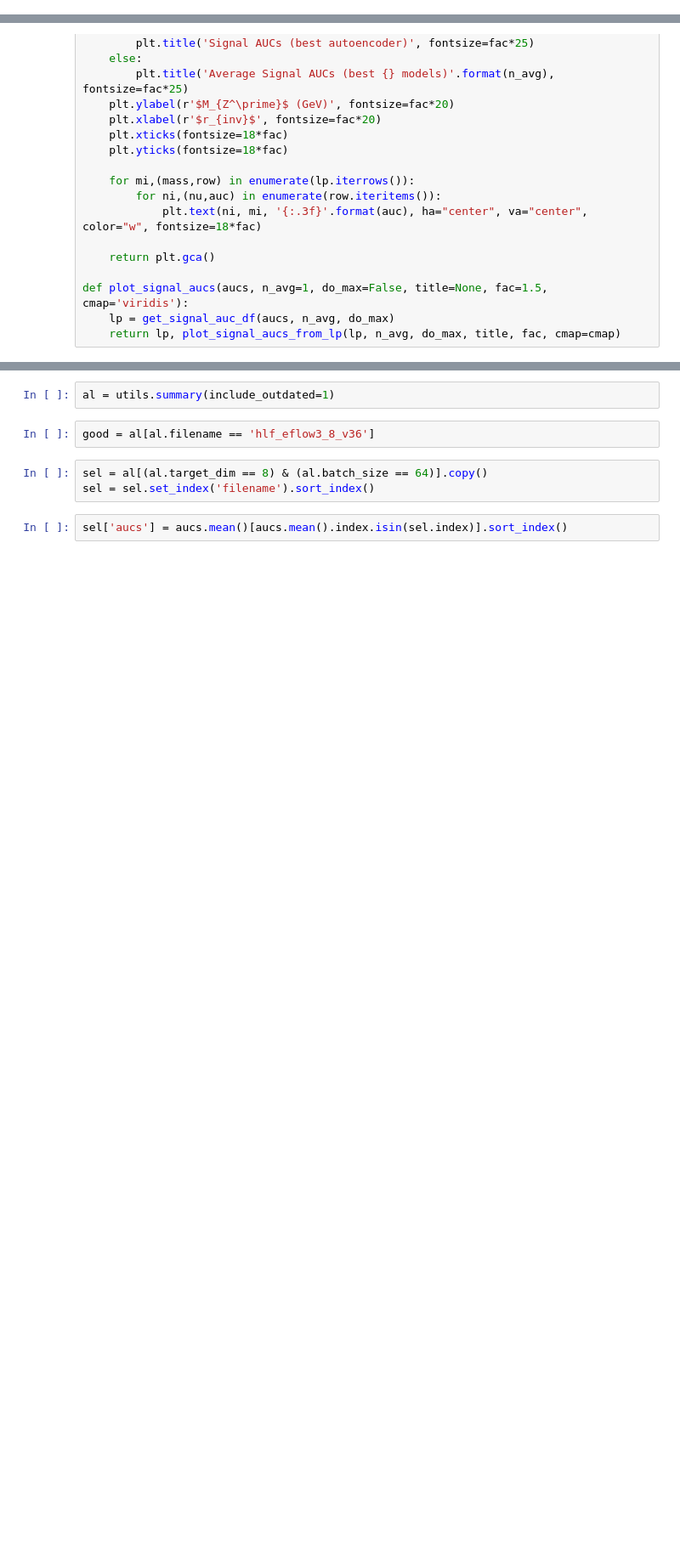
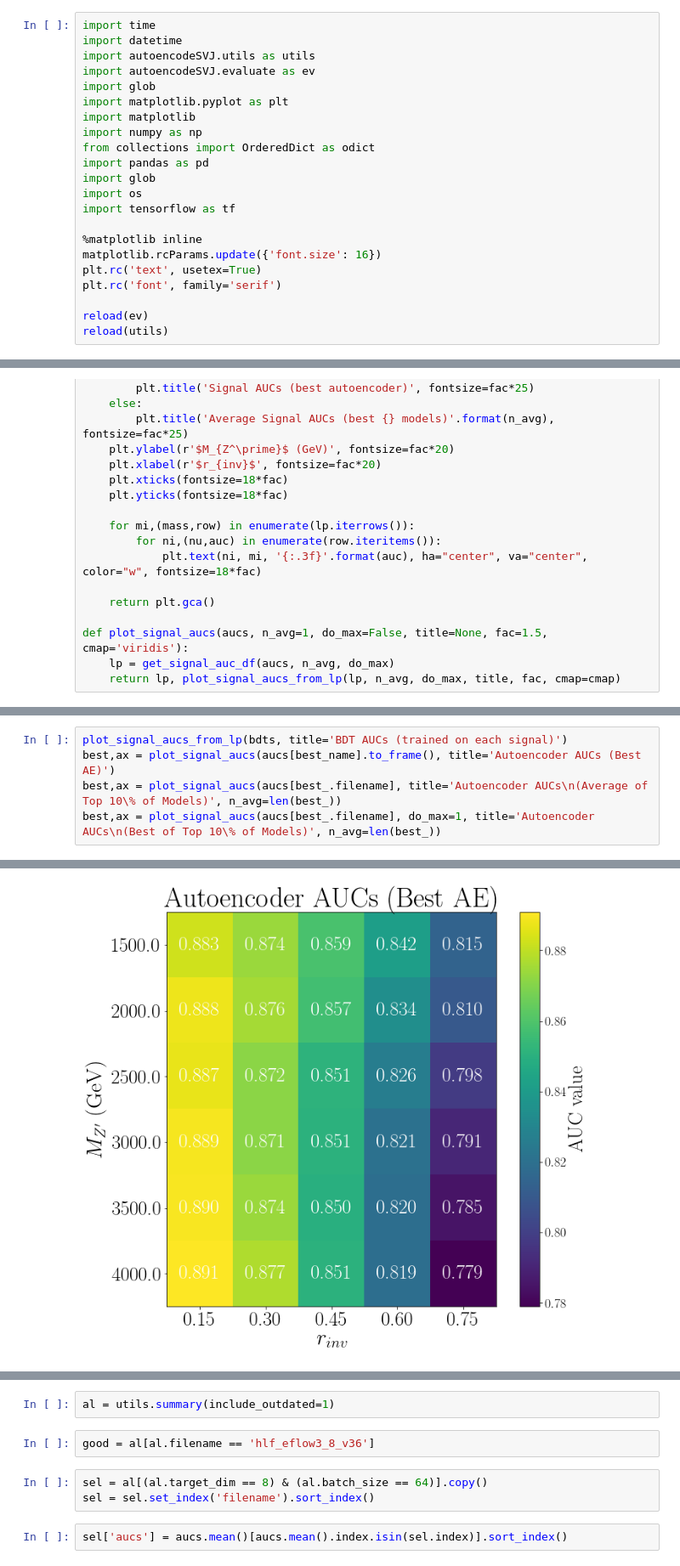
Before and after one commit to luclepot/SVJ, a Jupyter notebook: newplots.ipynb, the cells around one changed output, grey strips where cells are left out. Shown at 85% size. Drawn from its saved outputs; the diff is of its cells as text; blank space fills up the shorter version.

```diff
--- a/newplots.ipynb
+++ b/newplots.ipynb
@@ -420,0 +355,22 @@ s[s.index == best_name]
+# %%
+import time
+import datetime
+import autoencodeSVJ.utils as utils
+import autoencodeSVJ.evaluate as ev
+import glob
+import matplotlib.pyplot as plt
+import matplotlib
+import numpy as np
+from collections import OrderedDict as odict
+import pandas as pd
+import glob
+import os
+import tensorflow as tf
+
+%matplotlib inline
+matplotlib.rcParams.update({'font.size': 16})
+plt.rc('text', usetex=True)
+plt.rc('font', family='serif')
+
+reload(ev)
+reload(utils)
@@ -492,0 +488,6 @@ best,ax = plot_signal_aucs(aucs[best_name].to_frame(), title='Autoencoder AUCs')
+# %%
+plot_signal_aucs_from_lp(bdts, title='BDT AUCs (trained on each signal)')
+best,ax = plot_signal_aucs(aucs[best_name].to_frame(), title='Autoencoder AUCs (Best AE)')
+best,ax = plot_signal_aucs(aucs[best_.filename], title='Autoencoder AUCs\n(Average of Top 10\% of Models)', n_avg=len(best_))
+best,ax = plot_signal_aucs(aucs[best_.filename], do_max=1, title='Autoencoder AUCs\n(Best of Top 10\% of Models)', n_avg=len(best_))
+# %% [output]
@@ -492,0 +495 @@ best,ax = plot_signal_aucs(aucs[best_name].to_frame(), title='Autoencoder AUCs')
+[figure, added]
```
Also changed, not shown: parts of 17 cells of this notebook, 51 other files.
